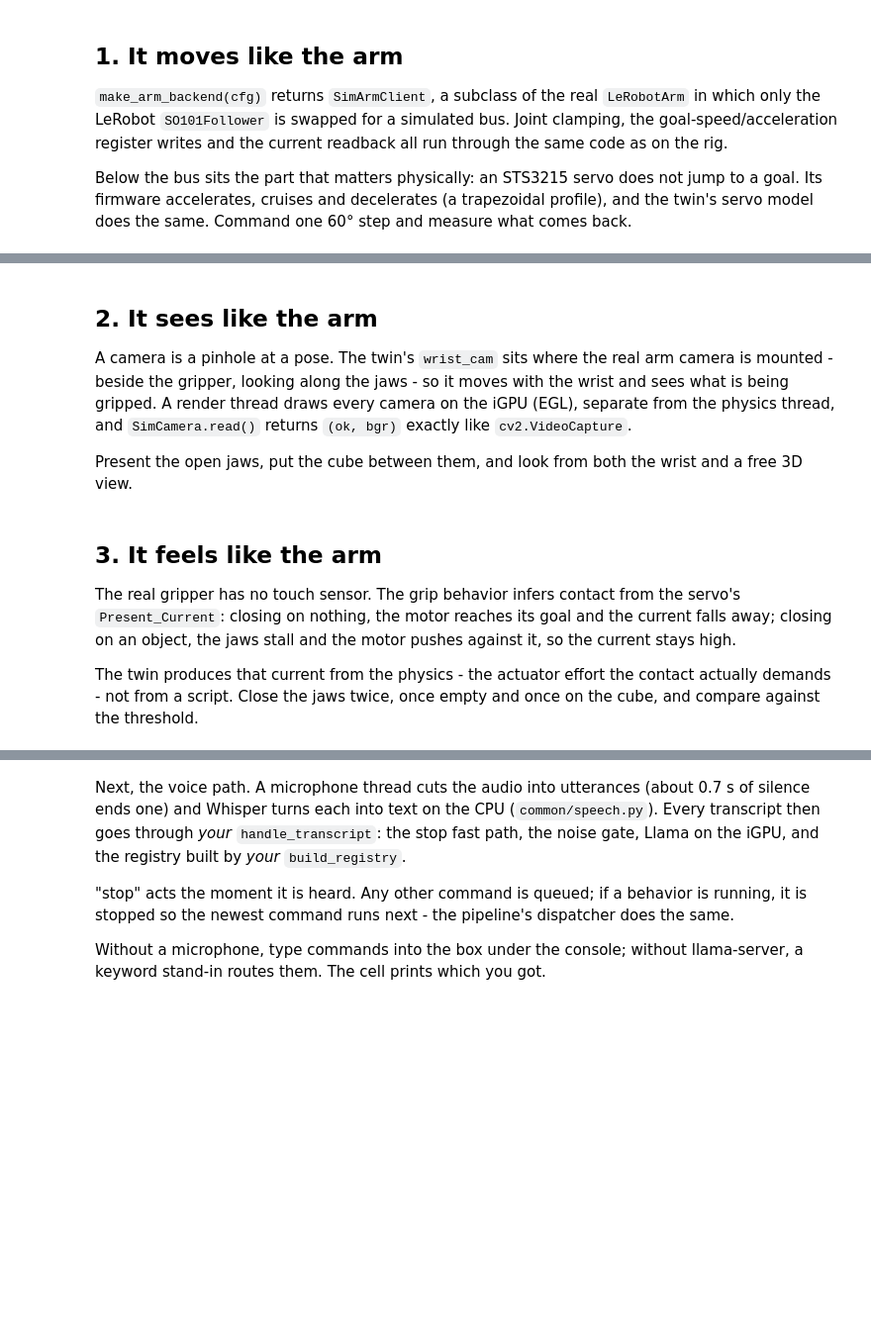
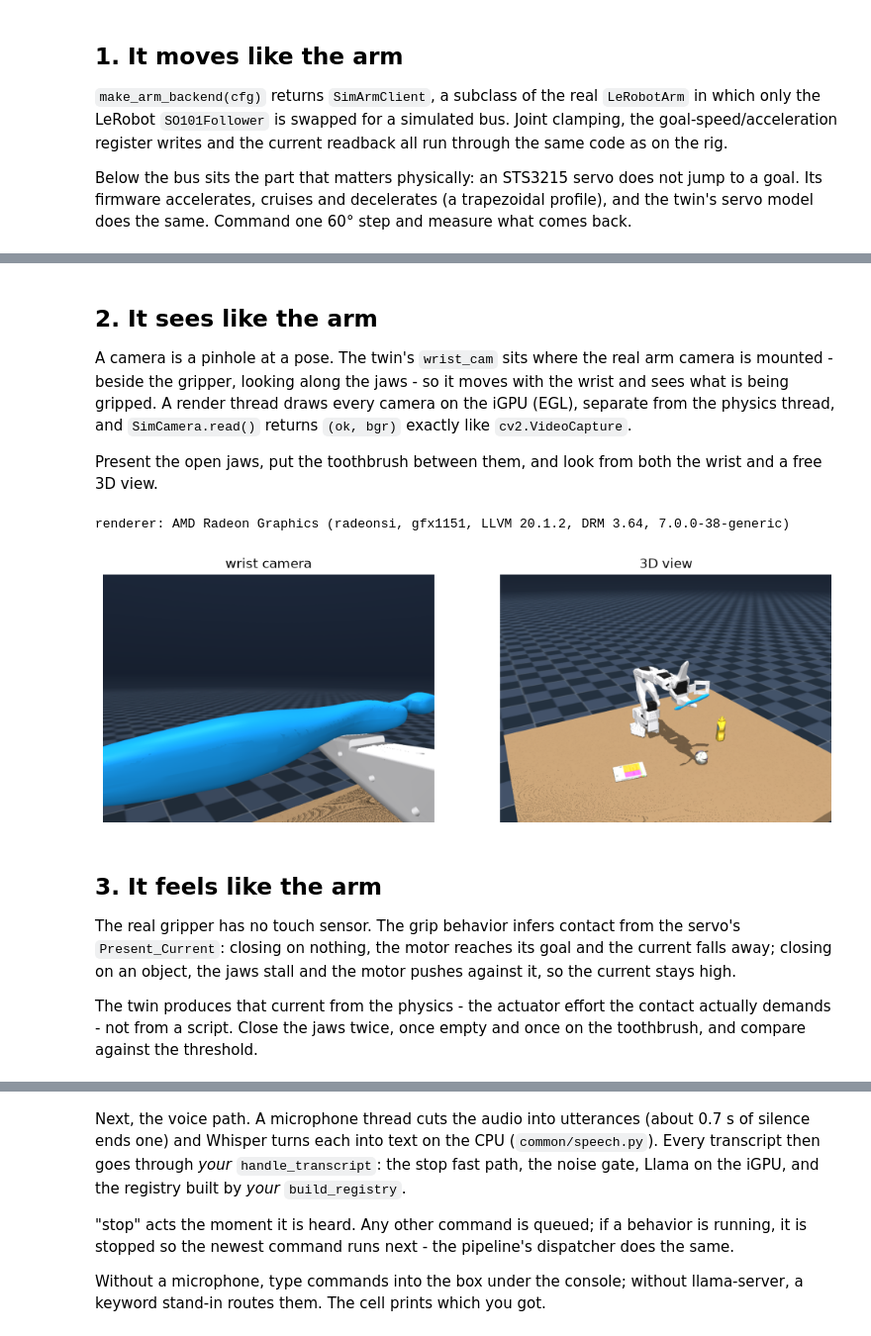
Before and after one commit to ThomasGmeinder/embedded-x86-ai, a Jupyter notebook: workshops/vvla-pipeline/workshop/notebooks/03_integration/02_digital_twin.ipynb, the cells around one changed output, grey strips where cells are left out. Shown at 99% size. Drawn from its saved outputs; the diff is of its cells as text; code cells hidden in the pictures; blank space fills up the shorter version.

```diff
--- a/workshops/vvla-pipeline/workshop/notebooks/03_integration/02_digital_twin.ipynb
+++ b/workshops/vvla-pipeline/workshop/notebooks/03_integration/02_digital_twin.ipynb
@@ -117,30 +127,33 @@ moves with the wrist and sees what is being gripped. A render thread draws
 every camera on the iGPU (EGL), separate from the physics thread, and
 `SimCamera.read()` returns `(ok, bgr)` exactly like `cv2.VideoCapture`.
 
-Present the open jaws, put the cube between them, and look from both the
-wrist and a free 3D view.
+Present the open jaws, put the toothbrush between them, and look from both
+the wrist and a free 3D view.
 # %%
 from so101_sim import SimCamera
 from so101_sim.render import shared_renderer
 
 PRESENT = {"shoulder_pan": 0.0, "shoulder_lift": -35.0, "elbow_flex": 30.0, "wrist_flex": 10.0, "wrist_roll": 0.0}
 
 wrist = SimCamera(world, "arm")  # the arm camera, on the wrist
 view = SimCamera(world, "view", width=800, height=600)  # a free 3D view, for us
 
 arm.go_to({**PRESENT, "gripper": 85.0})
 time.sleep(1.0)  # let the jaws finish opening
-world.stage_object("cube", PRESENT)
+world.stage_object("toothbrush", PRESENT)
 _, w_img = wrist.read(fresh=True)
 _, v_img = view.read(fresh=True)
 print("renderer:", shared_renderer(world).renderer)
 
 fig, axes = plt.subplots(1, 2, figsize=(12, 4.5))
 for ax, img, title in zip(axes, (w_img, v_img), ("wrist camera", "3D view")):
     ax.imshow(cv2.cvtColor(img, cv2.COLOR_BGR2RGB))
     ax.set_title(title)
     ax.axis("off")
 plt.show()
+# %% [output]
+renderer: AMD Radeon Graphics (radeonsi, gfx1151, LLVM 20.1.2, DRM 3.64, 7.0.0-38-generic)
+[figure, added]
 # %% [markdown]
 ## 3. It feels like the arm
 
@@ -151,7 +164,7 @@ the motor pushes against it, so the current stays high.
 
 The twin produces that current from the physics - the actuator effort the
 contact actually demands - not from a script. Close the jaws twice, once
-empty and once on the cube, and compare against the threshold.
+empty and once on the toothbrush, and compare against the threshold.
 # %%
 from common.motion import GRIPPER_CLOSED_FLOOR
 
```
Also changed, not shown: parts of 9 cells of this notebook, 28 other files.
